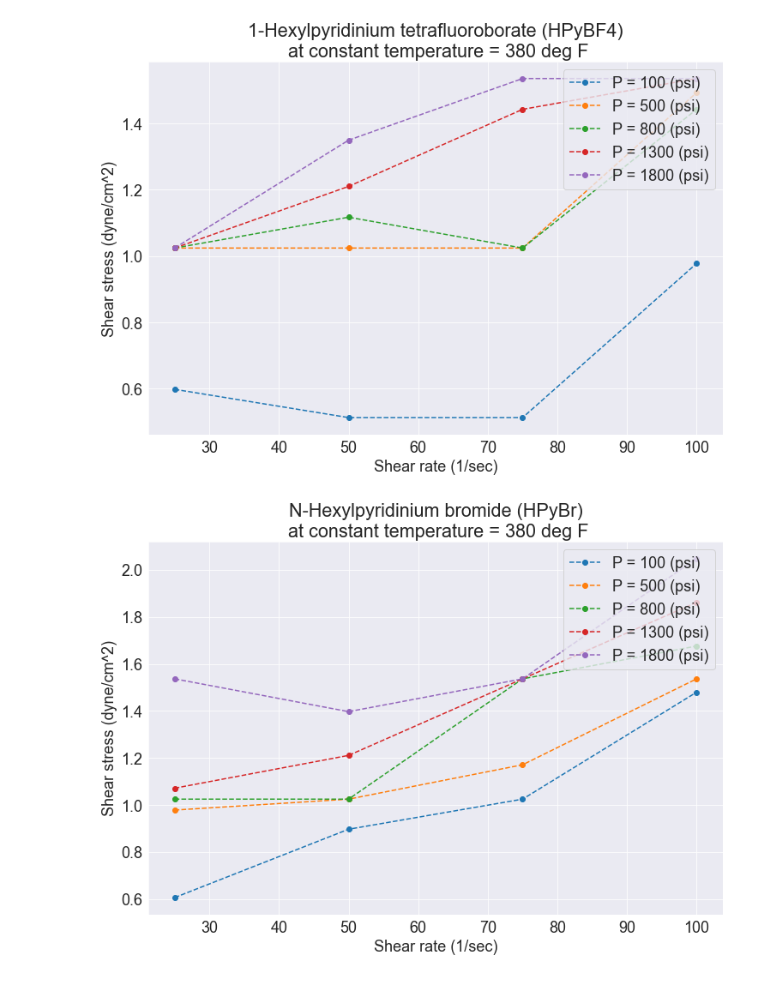
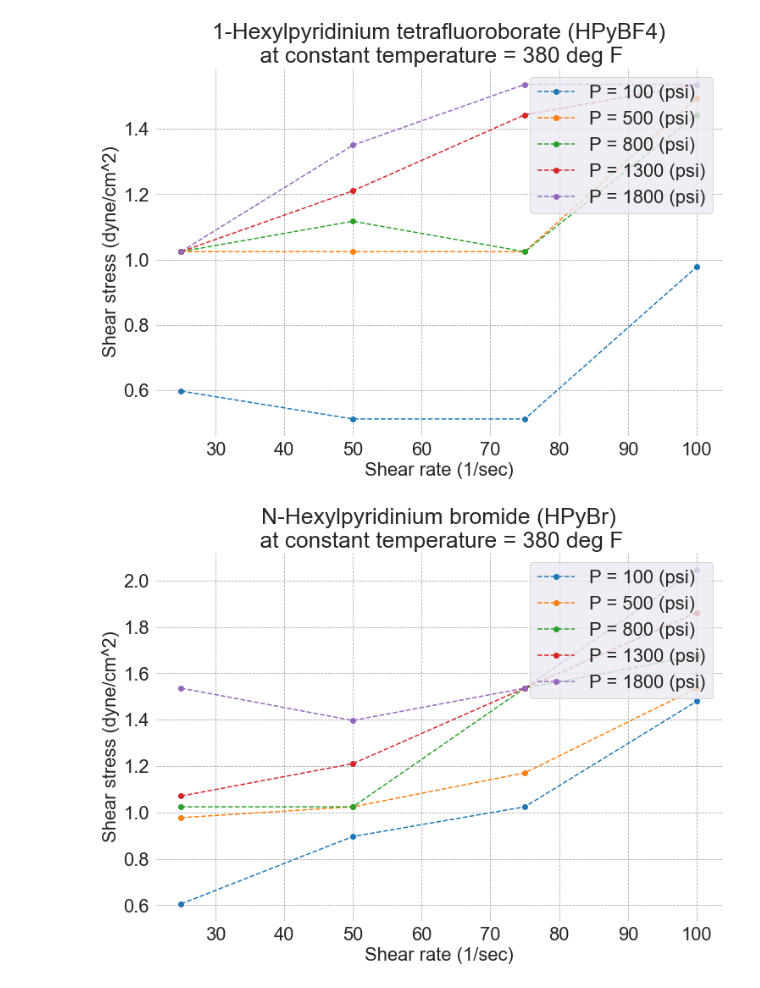
Before and after one commit to Atashnezhad/hpht, a Jupyter notebook: P02.ipynb, the cells around one changed output. Saved outputs shown, nothing was run; the diff lists cells and outputs as text; code cells hidden in the pictures.

```diff
--- a/P02.ipynb
+++ b/P02.ipynb
@@ -127,12 +71,18 @@ for case in my_list:
 my_list =[
     'HPyBF4_CP',
     # 'HPyBF4_CT',
+
     'HPyBr_CP',
     # 'HPyBr_CT',
+
     'OPyBr_CP',
-    # 'BMIMBr_CP_CT',
+
+    'BMIMBr_CP_CT',
     # 'BMIMBr_CT'
+
+    'DES117_CP'
 ]
+
 
 for case in my_list:
     obj.plot_data(
@@ -141,9 +91,12 @@ for case in my_list:
     grouop_by_parameter='T',
     x_parameter='SR',
     y_parameter='cP',
+    legend_units='deg F',
     y_axis_log_scale=True,
     maping_dict=mapping_dict,
     x_axis_label='Shear rate (1/sec)',
     y_axis_label='Viscosity (cP)',
+    font_size=22,
+    axis_font_size=22
 )
 # %% [output]
@@ -154,11 +109,16 @@ for case in my_list:
 my_list =[
     'HPyBF4_CP',
     # 'HPyBF4_CT',
+
     'HPyBr_CP',
     # 'HPyBr_CT',
+
     'OPyBr_CP',
-    # 'BMIMBr_CP_CT',
+
+    'BMIMBr_CP_CT',
     # 'BMIMBr_CT'
+
+    'DES117_CP'
 ]
 
 for case in my_list:
@@ -173,5 +133,7 @@ for case in my_list:
     maping_dict=mapping_dict,
     x_axis_label='Temperature (deg F)',
     y_axis_label='Viscosity (cP)',
+    font_size=22,
+    axis_font_size=22
 )
 # %% [output]
@@ -182,11 +183,16 @@ for case in my_list:
 my_list =[
     # 'HPyBF4_CP',
     'HPyBF4_CT',
+
     # 'HPyBr_CP',
     'HPyBr_CT',
+
     # 'OPyBr_CP',
+
     # 'BMIMBr_CP_CT',
     'BMIMBr_CT'
+
+    # 'DES117_CP'
 ]
 
 for case in my_list:
@@ -201,5 +207,7 @@ for case in my_list:
     maping_dict=mapping_dict,
     x_axis_label='Pressure (psi)',
     y_axis_label='Viscosity (cP)',
+    font_size=22,
+    axis_font_size=22
 )
 # %% [output]
@@ -214,7 +222,8 @@ my_list =[
     'HPyBr_CT',
     # 'OPyBr_CP',
     # 'BMIMBr_CP_CT',
-    'BMIMBr_CT'
+    'BMIMBr_CT',
+    # 'DES117_CP'
 ]
 
 for case in my_list:
@@ -229,5 +238,7 @@ for case in my_list:
     maping_dict=mapping_dict,
     x_axis_label='Shear rate (1/sec)',
     y_axis_label='Viscosity (cP)',
+    font_size=22,
+    axis_font_size=22
 )
 # %% [output]
@@ -237,27 +248,30 @@ for case in my_list:
 # %%
 my_list =[
     # 'HPyBF4_CP',
     'HPyBF4_CT',
     # 'HPyBr_CP',
     'HPyBr_CT',
     # 'OPyBr_CP',
     # 'BMIMBr_CP_CT',
-    'BMIMBr_CT'
+    'BMIMBr_CT',
+    # 'DES117_CP'
 ]
 
 for case in my_list:
     obj.plot_data(
     data,
     case,
     grouop_by_parameter='P',
     x_parameter='SR',
     y_parameter='SS',
     y_axis_log_scale=False,
     legend_units='(psi)',
     maping_dict=mapping_dict,
     x_axis_label='Shear rate (1/sec)',
     y_axis_label='Shear stress (dyne/cm^2)',
+    font_size=22,
+    axis_font_size=22
 )
 # %% [output]
-[figure, old version]
+[figure, new version]
-[figure, old version]
+[figure, new version]
```
Also changed, not shown: parts of 15 cells of this notebook, 2 other files.
